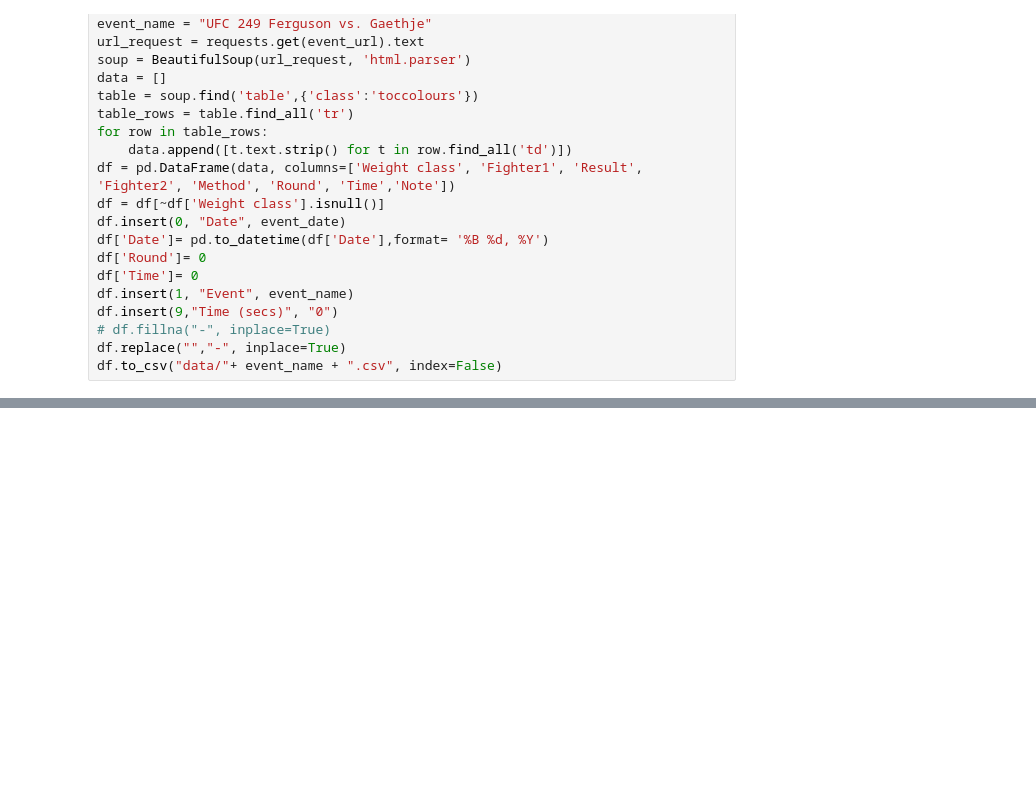
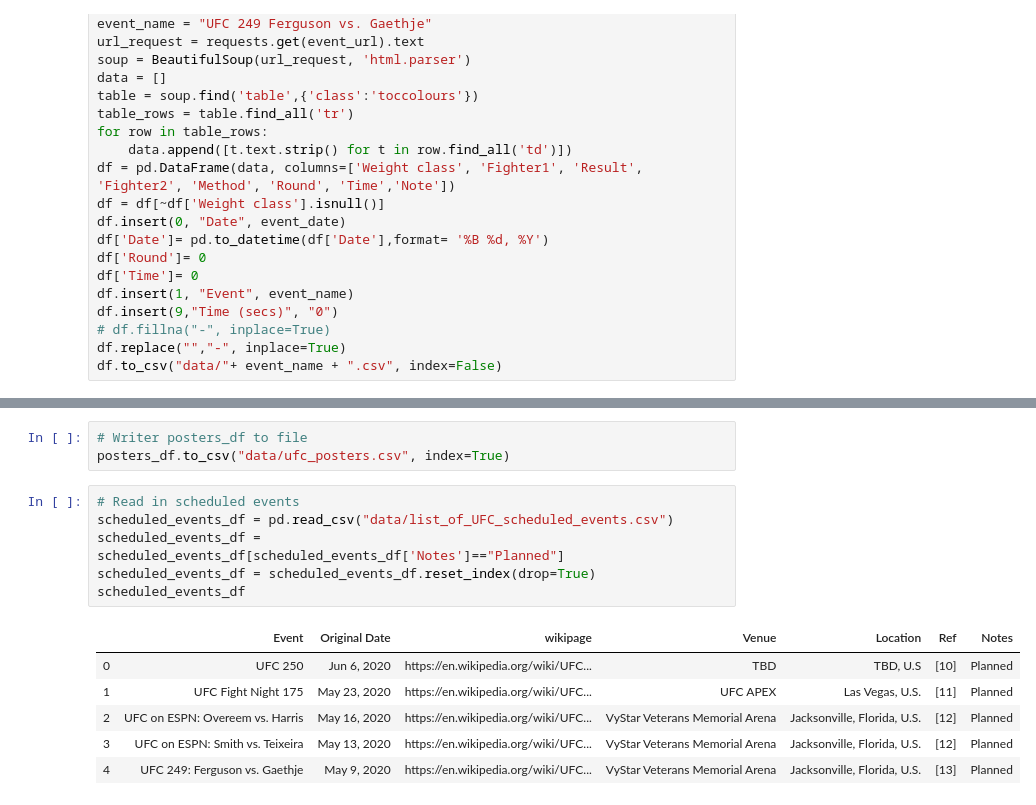
Before and after one commit to cinhui/ufc-events-stats, a Jupyter notebook: scrape_ufc_events_data.ipynb, the cells around one changed output, grey strips where cells are left out. Saved outputs shown, nothing was run; the diff lists cells and outputs as text; blank space fills up the shorter version.

```diff
--- a/scrape_ufc_events_data.ipynb
+++ b/scrape_ufc_events_data.ipynb
@@ -271,0 +304,16 @@ df
+# %%
+# Writer posters_df to file
+posters_df.to_csv("data/ufc_posters.csv", index=True)
+# %%
+# Read in scheduled events
+scheduled_events_df = pd.read_csv("data/list_of_UFC_scheduled_events.csv")
+scheduled_events_df = scheduled_events_df[scheduled_events_df['Notes']=="Planned"]
+scheduled_events_df = scheduled_events_df.reset_index(drop=True)
+scheduled_events_df
+# %% [output]
+|  | Event | Original Date | wikipage | Venue | Location | Ref | Notes |
+| 0 | UFC 250 | Jun 6, 2020 | https://en.wikipedia.org/wiki/UFC... | TBD | TBD, U.S | [10] | Planned |
+| 1 | UFC Fight Night 175 | May 23, 2020 | https://en.wikipedia.org/wiki/UFC... | UFC APEX | Las Vegas, U.S. | [11] | Planned |
+| 2 | UFC on ESPN: Overeem vs. Harris | May 16, 2020 | https://en.wikipedia.org/wiki/UFC... | VyStar Veterans Memorial Arena | Jacksonville, Florida, U.S. | [12] | Planned |
+| 3 | UFC on ESPN: Smith vs. Teixeira | May 13, 2020 | https://en.wikipedia.org/wiki/UFC... | VyStar Veterans Memorial Arena | Jacksonville, Florida, U.S. | [12] | Planned |
+| 4 | UFC 249: Ferguson vs. Gaethje | May 9, 2020 | https://en.wikipedia.org/wiki/UFC... | VyStar Veterans Memorial Arena | Jacksonville, Florida, U.S. | [13] | Planned |
```
Also changed, not shown: parts of 27 cells of this notebook, 1 other file.
